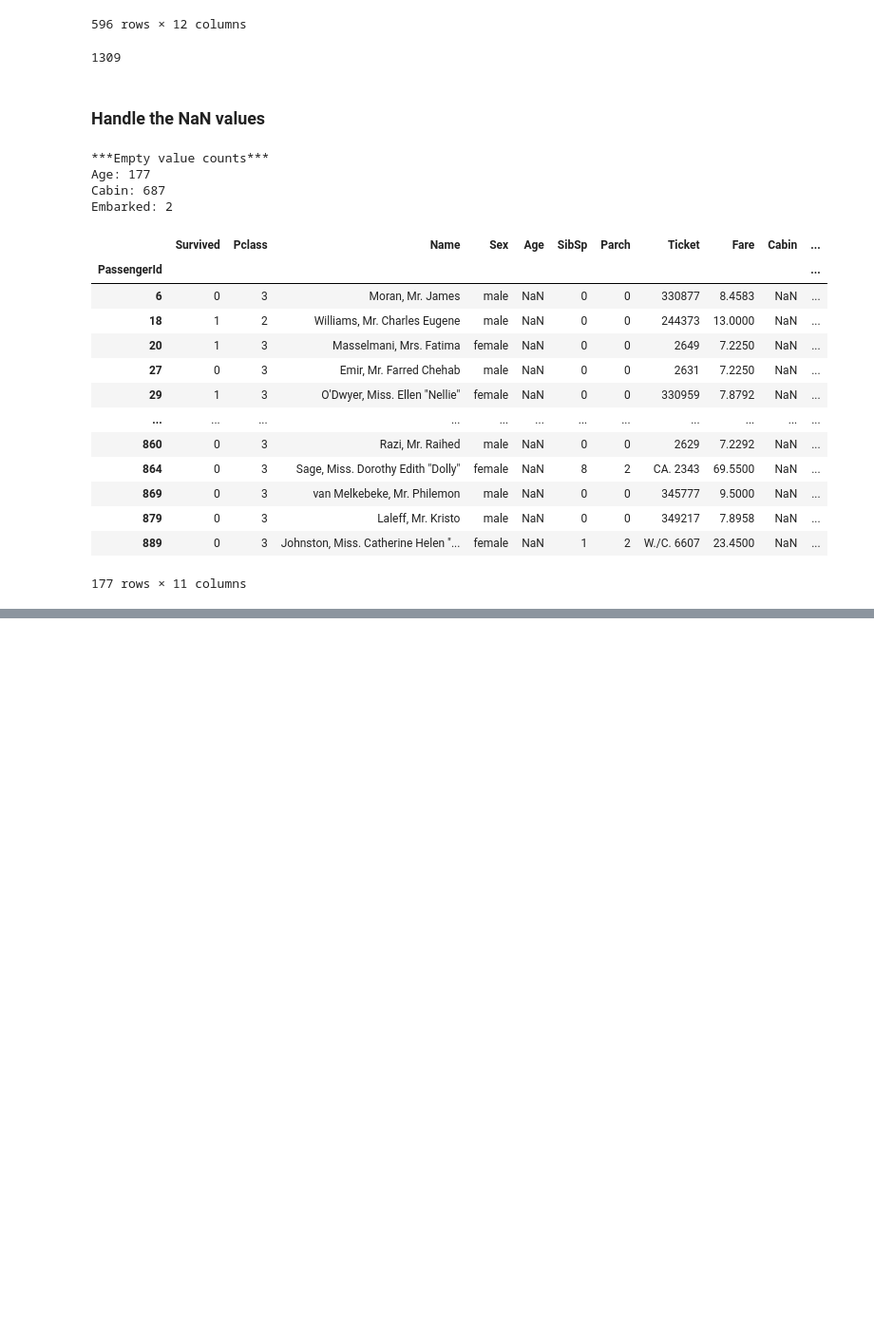
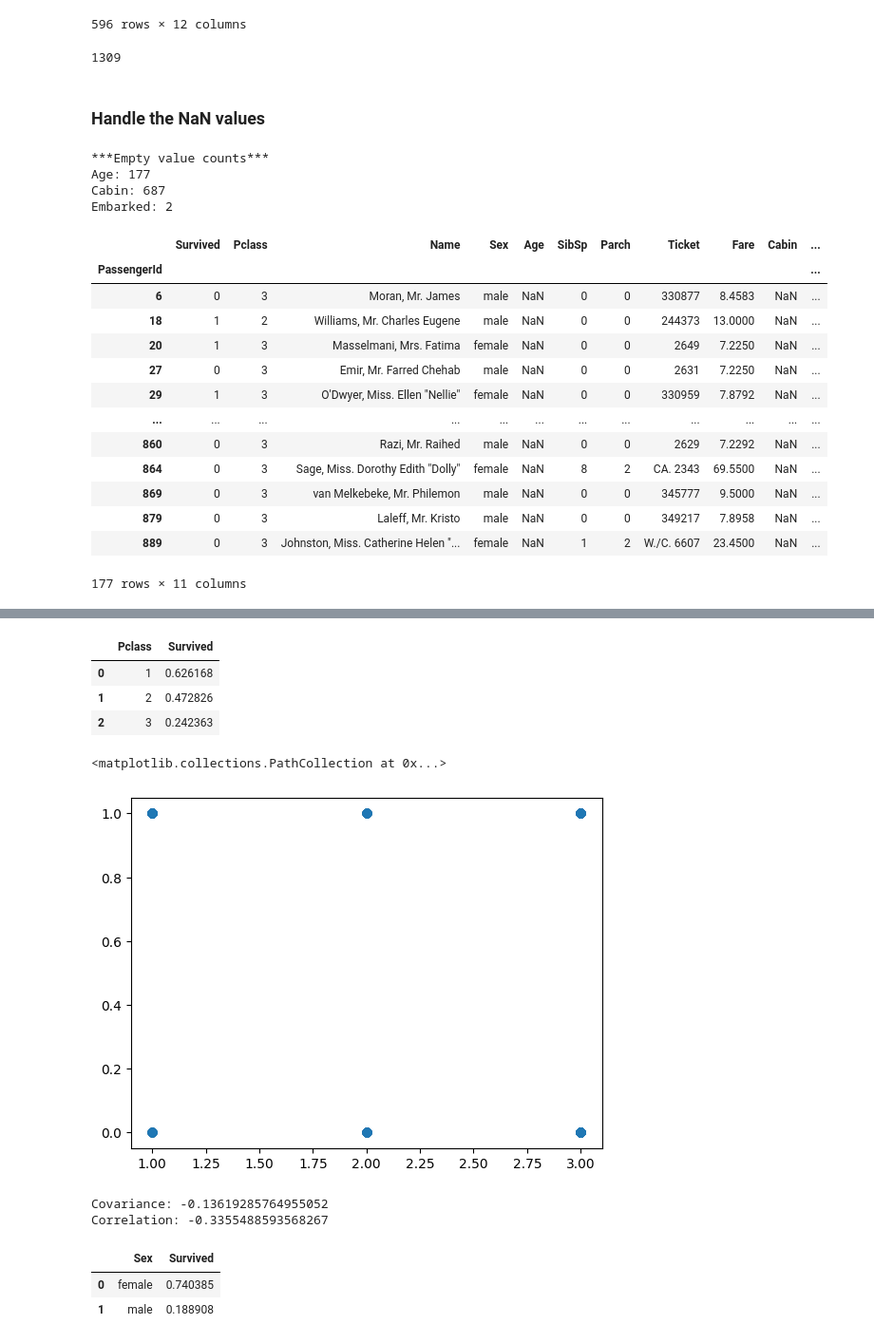
Before and after one commit to YuliiaChorna1/DS-02.1-Statistics-Pandas-, a Jupyter notebook: 2.1_extra_EDA.ipynb, the cells around one changed output, grey strips where cells are left out. Shown: that part at 95% size. Saved outputs shown, nothing was run; the diff lists cells and outputs as text; code cells hidden in the pictures; blank space fills up the shorter version.

Commit message:
EDA: data prep, exploring covariance and correlation

```diff
--- a/2.1_extra_EDA.ipynb
+++ b/2.1_extra_EDA.ipynb
@@ -641,0 +667,27 @@ train_data = train_data.drop(["Cabin"], axis=1)
+# %%
+train_data[["Pclass", "Survived"]].groupby(["Pclass"], as_index=False).mean().sort_values(by="Survived", ascending=False)
+# %% [output]
+|  | Pclass | Survived |
+| 0 | 1 | 0.626168 |
+| 1 | 2 | 0.472826 |
+| 2 | 3 | 0.242363 |
+# %%
+train_data_pclass = train_data["Pclass"].to_numpy() # series to numpy
+train_data_survived = train_data["Survived"].to_numpy()
+
+plt.scatter(train_data_pclass, train_data_survived)
+# %% [output]
+<matplotlib.collections.PathCollection at 0x...>
+[figure, added]
+# %%
+print(f"Covariance: {np.cov(train_data_pclass, train_data_survived)[0][1]}")
+print(f"Correlation: {np.corrcoef(train_data_pclass, train_data_survived)[0][1]}")
+# %% [output]
+Covariance: -0.13619285764955052
+Correlation: -0.3355488593568267
+# %%
+train_data[["Sex", "Survived"]].groupby(["Sex"], as_index=False).mean().sort_values(by="Survived", ascending=False)
+# %% [output]
+|  | Sex | Survived |
+| 0 | female | 0.740385 |
+| 1 | male | 0.188908 |
```
Also changed, not shown: parts of 13 cells of this notebook.
